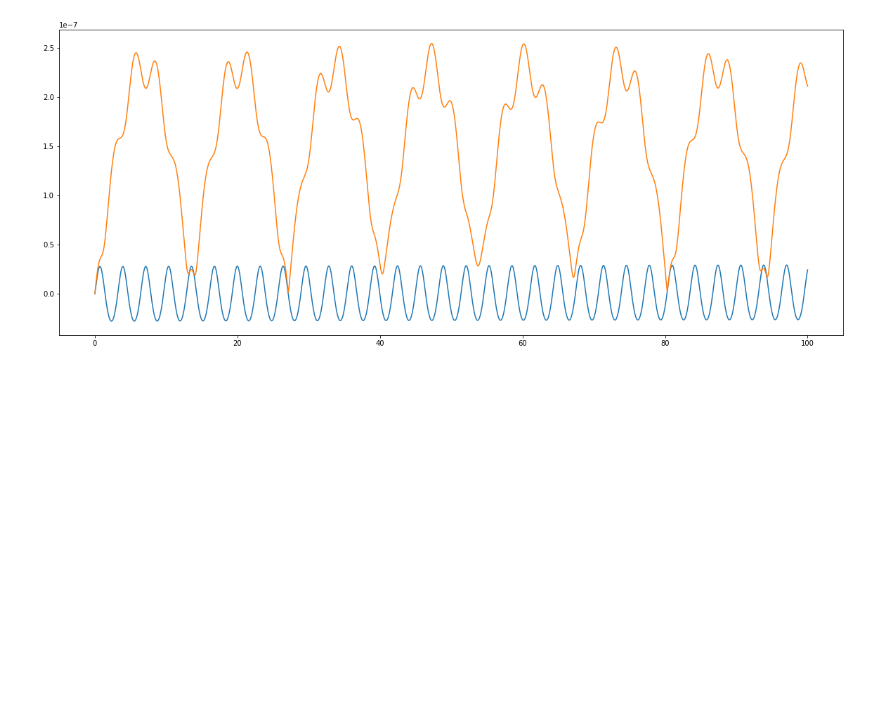
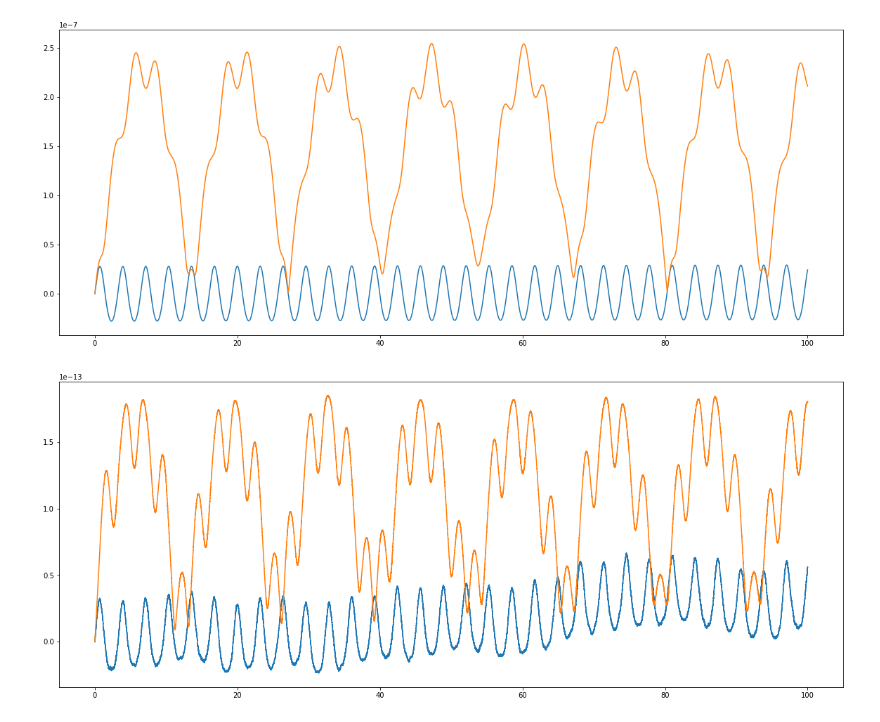
Before and after one commit to Kright/my-articles, a Jupyter notebook: 2022/Физика вращения 3д тел/PrecisionCharts.ipynb, the cells around one changed output. Drawn from its saved outputs; the diff is of its cells as text; code cells hidden in the pictures; blank space fills up the shorter version.

```diff
--- a/2022/Физика вращения 3д тел/PrecisionCharts.ipynb
+++ b/2022/Физика вращения 3д тел/PrecisionCharts.ipynb
@@ -47,6 +58,10 @@ show_solver("SolverRK4", n=2)
 show_solver("SolverRK4", n=3)
 # %% [output]
 [figure]
+# %%
+show_solver("SolverRK4Alt", n=3)
+# %% [output]
+[figure, added]
 # %%
 show_solvers("SolverEulerNaive")
 show_solvers("SolverEuler2")
```
Also changed, not shown: parts of 6 cells of this notebook.
